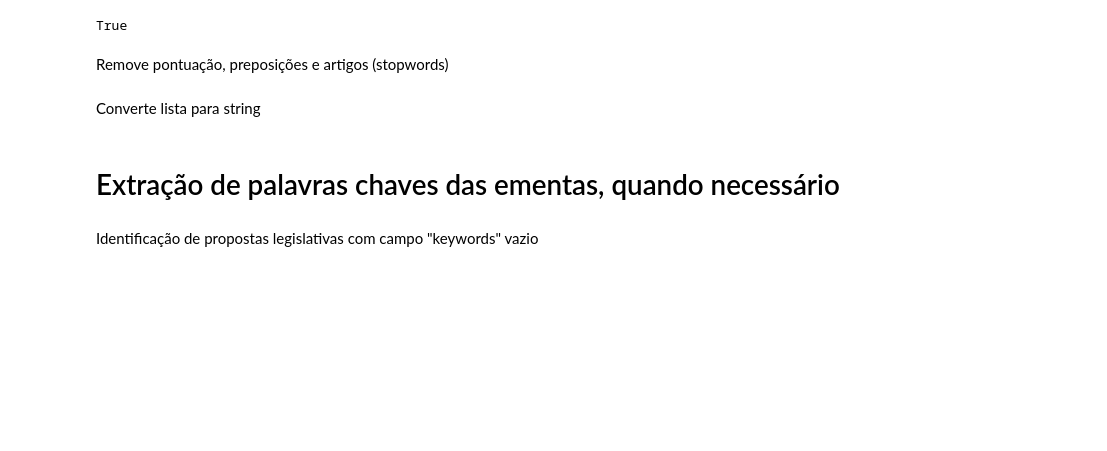
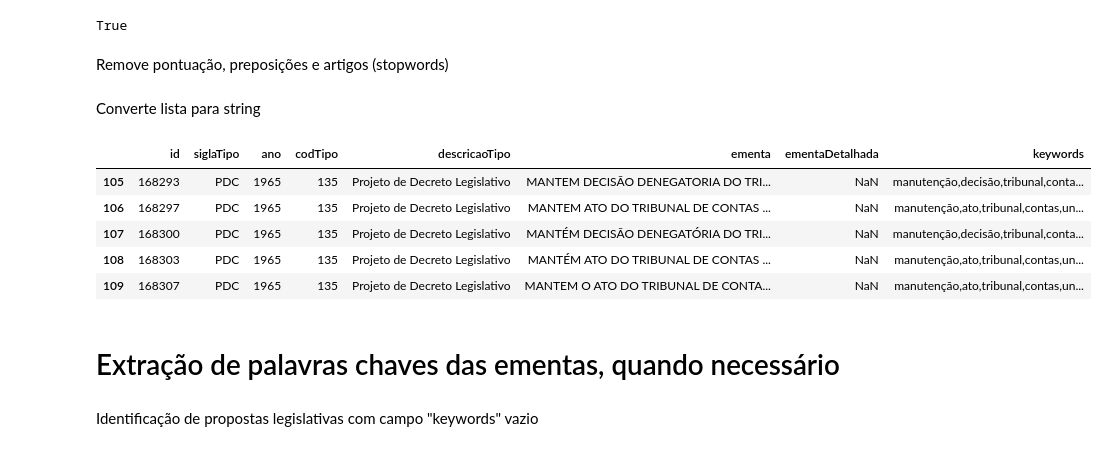
Before and after one commit to cecivieira/cotas-genero-eleicoes-e-proposicoes-legislativas, a Jupyter notebook: tratamento-dados/tratamento-proposicoes.ipynb, the cells around one changed output. Drawn from its saved outputs; the diff is of its cells as text; code cells hidden in the pictures; blank space fills up the shorter version.

```diff
--- a/tratamento-dados/tratamento-proposicoes.ipynb
+++ b/tratamento-dados/tratamento-proposicoes.ipynb
@@ -171,5 +171,14 @@ def converte_lista_string(lista):
 # %%
 df_proposicoes_com_keywords['keywords'] = df_proposicoes_com_keywords['keywords'].apply(converte_lista_string)
+# %%
+df_proposicoes_com_keywords.head()
+# %% [output]
+|  | id | siglaTipo | ano | codTipo | descricaoTipo | ementa | ementaDetalhada | keywords |
+| 105 | 168293 | PDC | 1965 | 135 | Projeto de Decreto Legislativo | MANTEM DECISÃO DENEGATORIA DO TRI... | NaN | manutenção,decisão,tribunal,conta... |
+| 106 | 168297 | PDC | 1965 | 135 | Projeto de Decreto Legislativo | MANTEM ATO DO TRIBUNAL DE CONTAS ... | NaN | manutenção,ato,tribunal,contas,un... |
+| 107 | 168300 | PDC | 1965 | 135 | Projeto de Decreto Legislativo | MANTÉM DECISÃO DENEGATÓRIA DO TRI... | NaN | manutenção,decisão,tribunal,conta... |
+| 108 | 168303 | PDC | 1965 | 135 | Projeto de Decreto Legislativo | MANTÉM ATO DO TRIBUNAL DE CONTAS ... | NaN | manutenção,ato,tribunal,contas,un... |
+| 109 | 168307 | PDC | 1965 | 135 | Projeto de Decreto Legislativo | MANTEM O ATO DO TRIBUNAL DE CONTA... | NaN | manutenção,ato,tribunal,contas,un... |
 # %% [markdown]
 # Extração de palavras chaves das ementas, quando necessário
 # %% [markdown]
```
Also changed, not shown: parts of 6 cells of this notebook, 14 other files.
